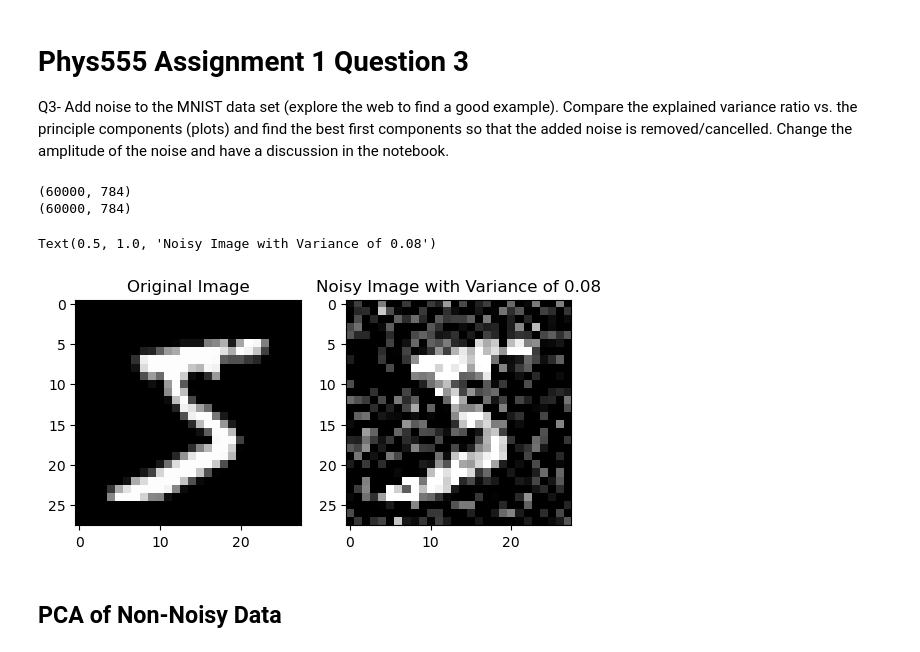
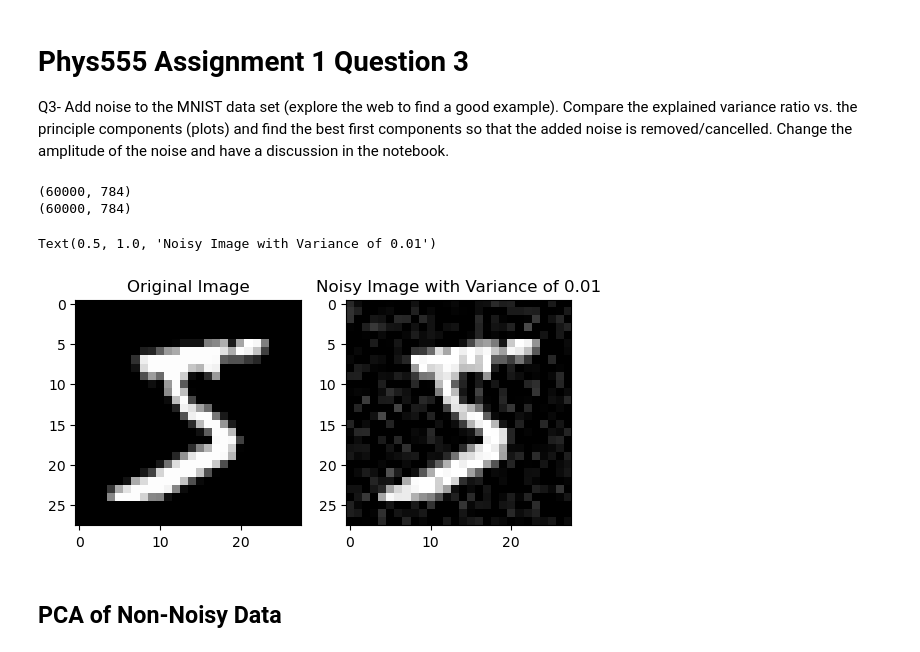
Before and after one commit to karlzam/school, a Jupyter notebook: phys555/assignment01/A1Q3-KZammit.ipynb, the cells around one changed output. Drawn from its saved outputs; the diff is of its cells as text; code cells hidden in the pictures.

Commit message:
More work on questions. Q2 not done, Q3 needs text.

```diff
--- a/phys555/assignment01/A1Q3-KZammit.ipynb
+++ b/phys555/assignment01/A1Q3-KZammit.ipynb
@@ -13,30 +13,30 @@ import matplotlib.pyplot as plt
 # %%
 # Load the mnist data
 (inp_tr, tar_tr), (inp_va, tar_va) = mnist.load_data()
 inp_tr = inp_tr/255.
 
 # Do I need to calculate the mean, etc?
 inp_tr=np.reshape(inp_tr,(-1,28*28))
 
 print(inp_tr.shape)
 
-var = 0.08
+var = 0.01
 noisy_images_tr = skimage.util.random_noise(inp_tr, mode='gaussian', seed=None, clip=True, var=var)
 print(noisy_images_tr.shape)
 
 # Look at the first image with noise
 plt.subplot(1,2,1)
 plt.imshow(inp_tr[0].reshape(28,28),cmap='gray')
 plt.title('Original Image')
 
 plt.subplot(1,2,2)
 plt.imshow(noisy_images_tr[0].reshape(28,28),cmap='gray')
 plt.title('Noisy Image with Variance of ' + str(var))
 # %% [output]
 (60000, 784)
 (60000, 784)
-Text(0.5, 1.0, 'Noisy Image with Variance of 0.08')
+Text(0.5, 1.0, 'Noisy Image with Variance of 0.01')
-[figure, old version]
+[figure, new version]
 # %% [markdown]
 ## PCA of Non-Noisy Data
 # %%
```
Also changed, not shown: parts of 5 cells of this notebook, 1 other file.
